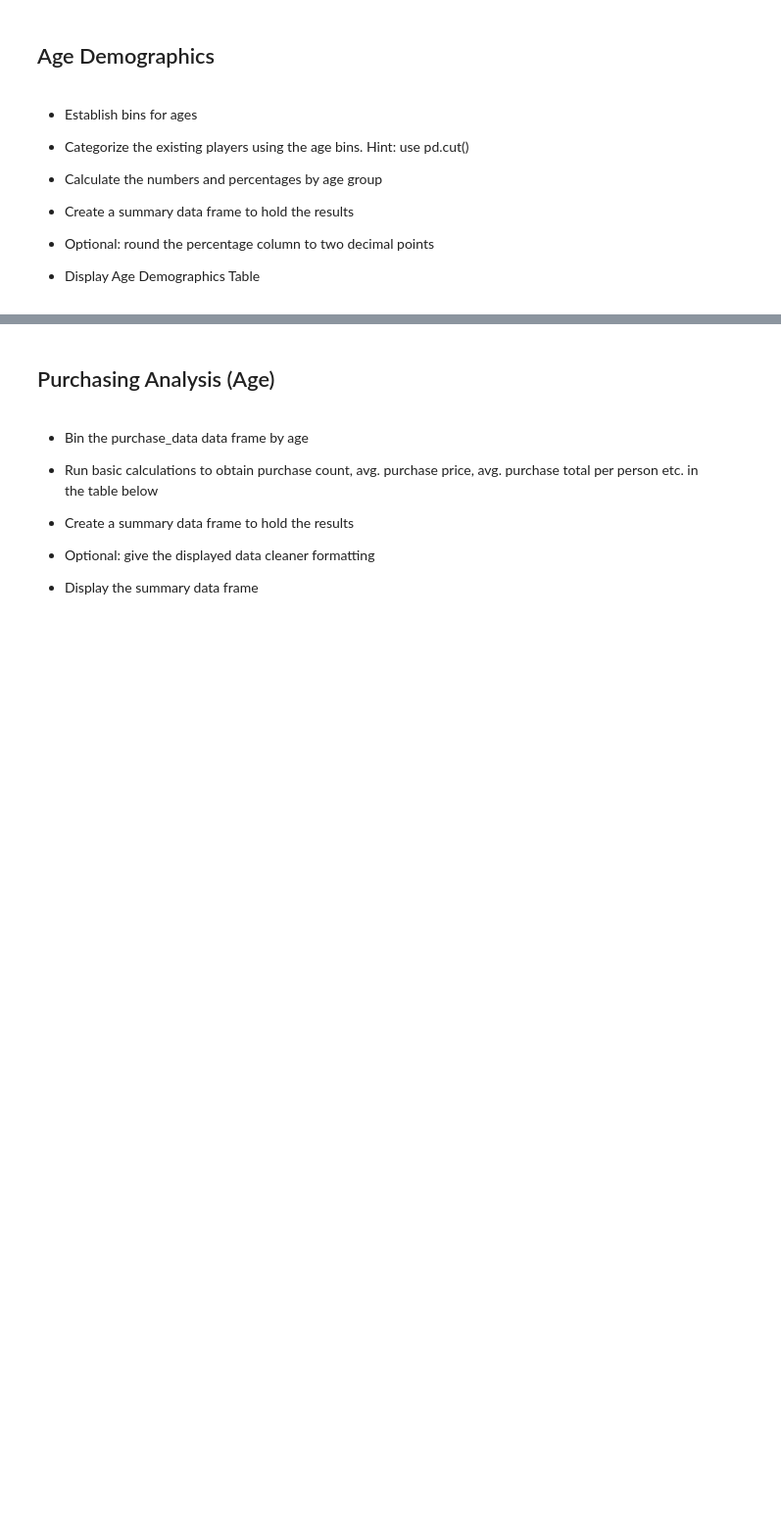
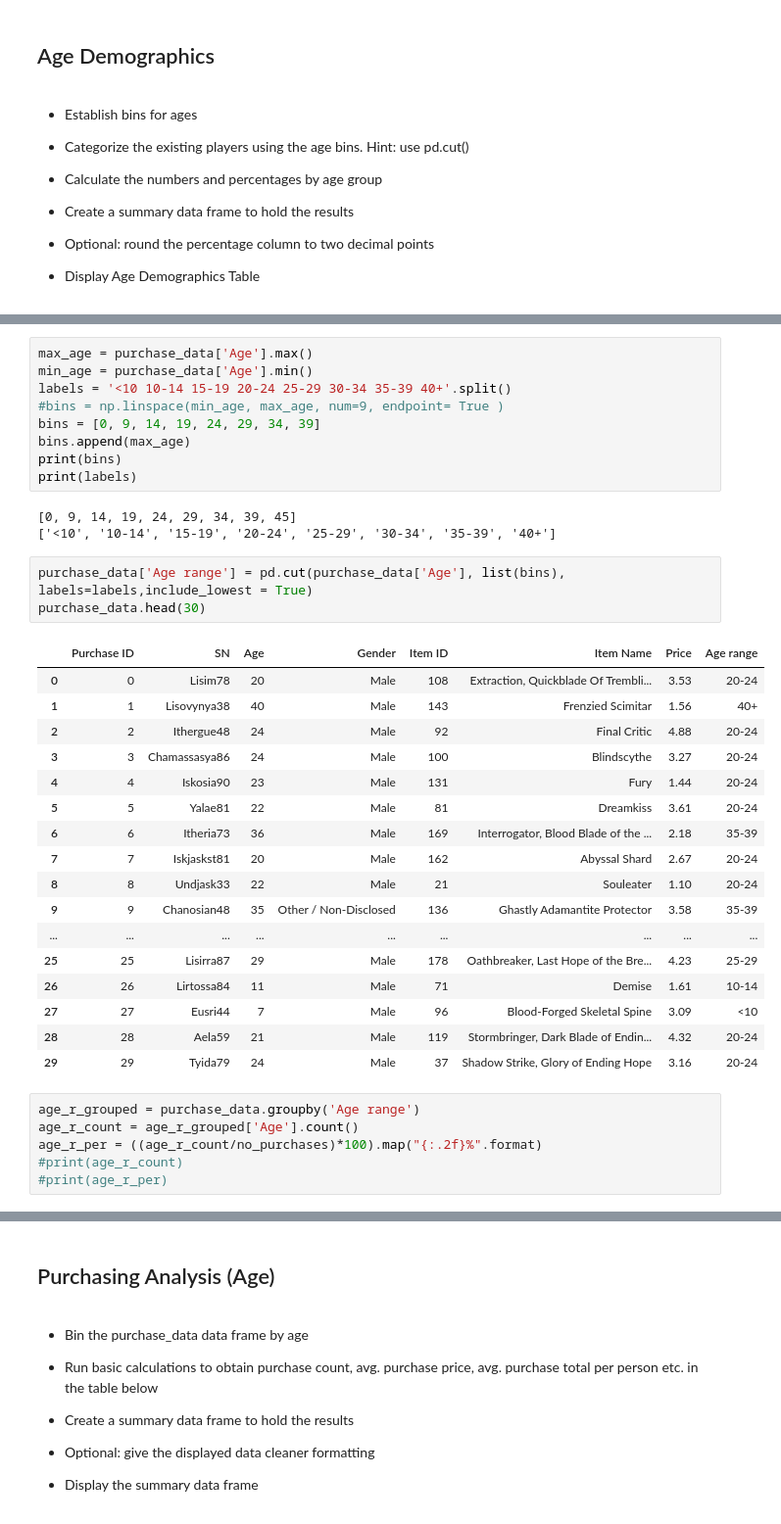
Before and after one commit to joluigi/Pandas-Challenge, a Jupyter notebook: Heroes_of_Pymoli.ipynb, the cells around one changed output, grey strips where cells are left out. Shown: that part at 98% size. Saved outputs shown, nothing was run; the diff lists cells and outputs as text; blank space fills up the shorter version.

```diff
--- a/Heroes_of_Pymoli.ipynb
+++ b/Heroes_of_Pymoli.ipynb
@@ -185,0 +237,39 @@ There are 113 females
+# %%
+max_age = purchase_data['Age'].max()
+min_age = purchase_data['Age'].min()
+labels = '<10 10-14 15-19 20-24 25-29 30-34 35-39 40+'.split()
+#bins = np.linspace(min_age, max_age, num=9, endpoint= True )
+bins = [0, 9, 14, 19, 24, 29, 34, 39]
+bins.append(max_age)
+print(bins)
+print(labels)
+# %% [output]
+[0, 9, 14, 19, 24, 29, 34, 39, 45]
+['<10', '10-14', '15-19', '20-24', '25-29', '30-34', '35-39', '40+']
+# %%
+purchase_data['Age range'] = pd.cut(purchase_data['Age'], list(bins), labels=labels,include_lowest = True)
+purchase_data.head(30)
+# %% [output]
+|  | Purchase ID | SN | Age | Gender | Item ID | Item Name | Price | Age range |
+| 0 | 0 | Lisim78 | 20 | Male | 108 | Extraction, Quickblade Of Trembli... | 3.53 | 20-24 |
+| 1 | 1 | Lisovynya38 | 40 | Male | 143 | Frenzied Scimitar | 1.56 | 40+ |
+| 2 | 2 | Ithergue48 | 24 | Male | 92 | Final Critic | 4.88 | 20-24 |
+| 3 | 3 | Chamassasya86 | 24 | Male | 100 | Blindscythe | 3.27 | 20-24 |
+| 4 | 4 | Iskosia90 | 23 | Male | 131 | Fury | 1.44 | 20-24 |
+| 5 | 5 | Yalae81 | 22 | Male | 81 | Dreamkiss | 3.61 | 20-24 |
+| 6 | 6 | Itheria73 | 36 | Male | 169 | Interrogator, Blood Blade of the ... | 2.18 | 35-39 |
+| 7 | 7 | Iskjaskst81 | 20 | Male | 162 | Abyssal Shard | 2.67 | 20-24 |
+| 8 | 8 | Undjask33 | 22 | Male | 21 | Souleater | 1.10 | 20-24 |
+| 9 | 9 | Chanosian48 | 35 | Other / Non-Disclosed | 136 | Ghastly Adamantite Protector | 3.58 | 35-39 |
+| ... | ... | ... | ... | ... | ... | ... | ... | ... |
+| 25 | 25 | Lisirra87 | 29 | Male | 178 | Oathbreaker, Last Hope of the Bre... | 4.23 | 25-29 |
+| 26 | 26 | Lirtossa84 | 11 | Male | 71 | Demise | 1.61 | 10-14 |
+| 27 | 27 | Eusri44 | 7 | Male | 96 | Blood-Forged Skeletal Spine | 3.09 | <10 |
+| 28 | 28 | Aela59 | 21 | Male | 119 | Stormbringer, Dark Blade of Endin... | 4.32 | 20-24 |
+| 29 | 29 | Tyida79 | 24 | Male | 37 | Shadow Strike, Glory of Ending Hope | 3.16 | 20-24 |
+# %%
+age_r_grouped = purchase_data.groupby('Age range')
+age_r_count = age_r_grouped['Age'].count()
+age_r_per = ((age_r_count/no_purchases)*100).map("{:.2f}%".format)
+#print(age_r_count)
+#print(age_r_per)
```
Also changed, not shown: parts of 18 cells of this notebook.
